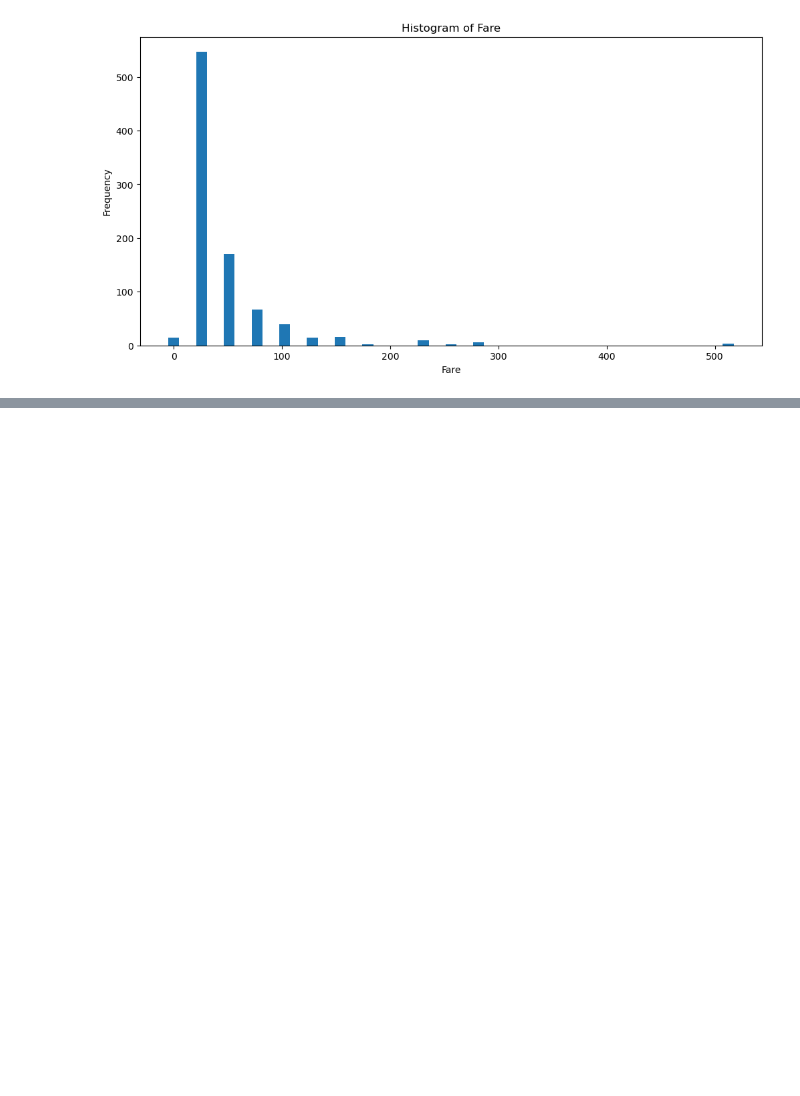
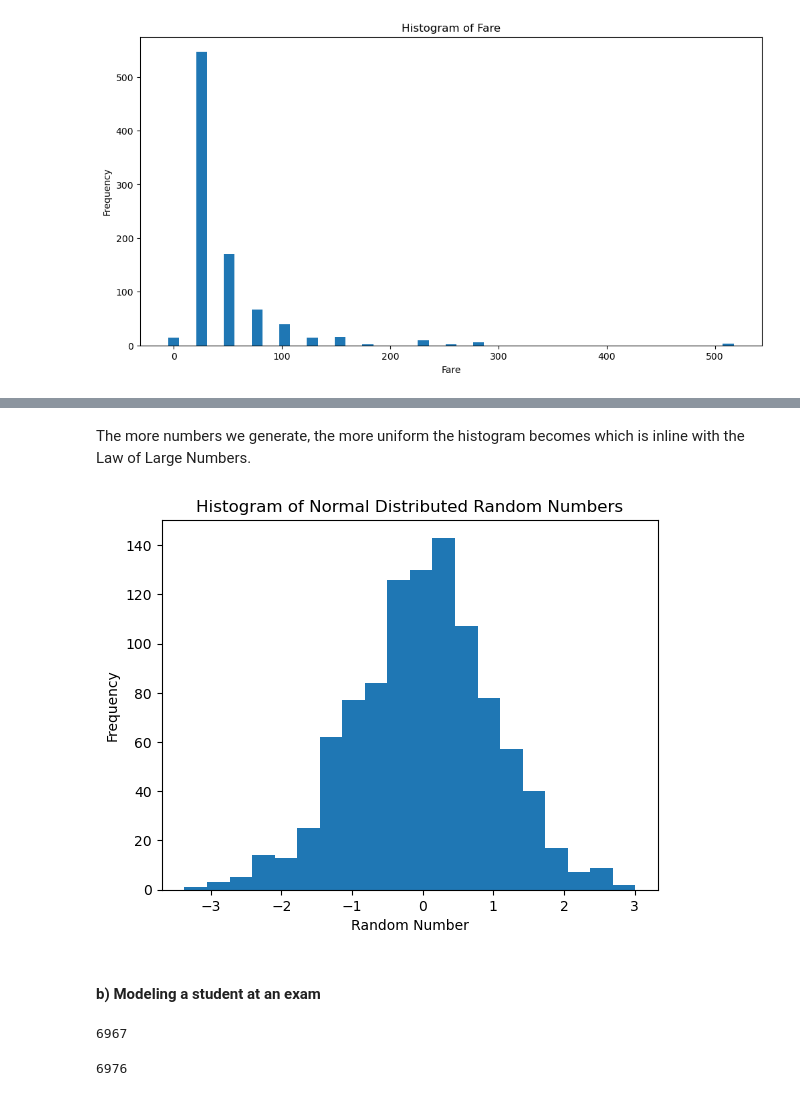
Before and after one commit to erdemhalil/DIT863-SMDS, a Jupyter notebook: Assignment 1/a1.ipynb, the cells around one changed output, grey strips where cells are left out. Drawn from its saved outputs; the diff is of its cells as text; code cells hidden in the pictures; blank space fills up the shorter version.

```diff
--- a/Assignment 1/a1.ipynb
+++ b/Assignment 1/a1.ipynb
@@ -226,0 +265,36 @@ assert quantile(titanic_data, 0.9, 'Fare') == np.quantile(titanic_data['Fare'],
+# %% [markdown]
+The more numbers we generate, the more uniform the histogram becomes which is inline with the Law of Large Numbers.
+# %%
+normal_dist_random = np.random.normal(0, 1, 1000)
+
+plt.hist(normal_dist_random, bins=20)
+plt.title('Histogram of Normal Distributed Random Numbers')
+plt.xlabel('Random Number')
+plt.ylabel('Frequency')
+plt.show()
+# %% [output]
+[figure, added]
+# %% [markdown]
+#### b) Modeling a student at an exam
+# %%
+def success(p_success):
+    return bool(np.random.choice([0, 1], p=[1 - p_success, p_success]))
+
+success_list = []
+for _ in range(10000):
+    success_list.append(success(0.7))
+
+success_list.count(True)
+# %% [output]
+6967
+# %%
+def exam_score(p_correct, n_instances):
+    correct_answers = 0
+    for _ in range(n_instances):
+        if success(p_correct):
+            correct_answers += 1
+    return correct_answers
+
+exam_score(0.7, 10000)
+# %% [output]
+6976
```
Also changed, not shown: parts of 19 cells of this notebook.
